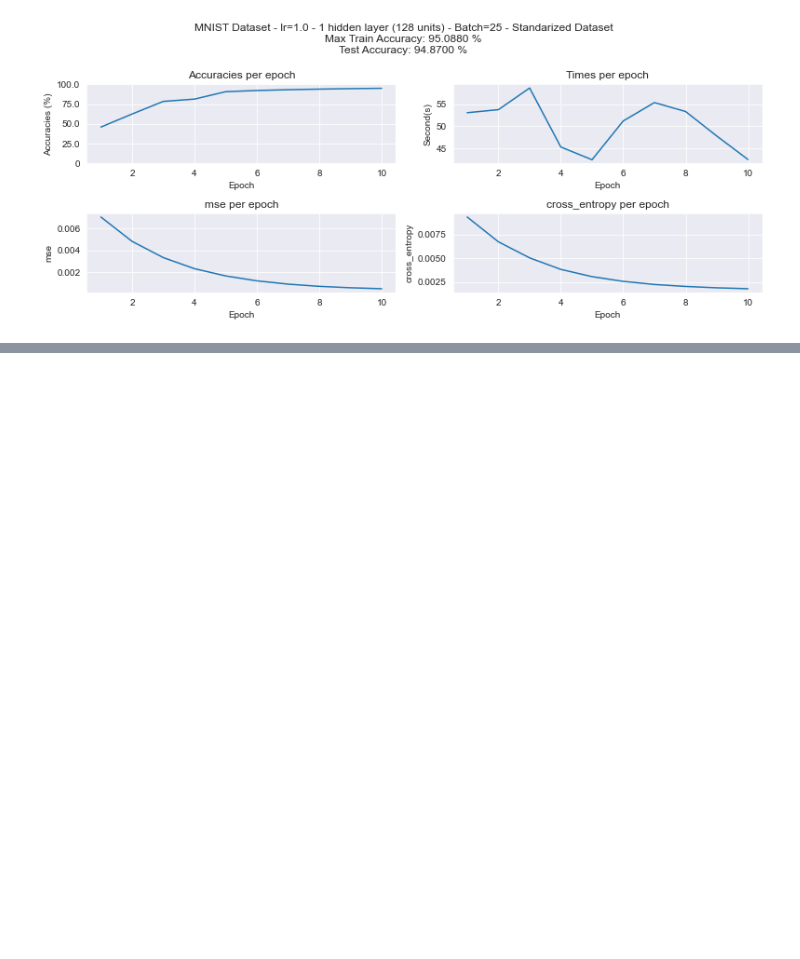
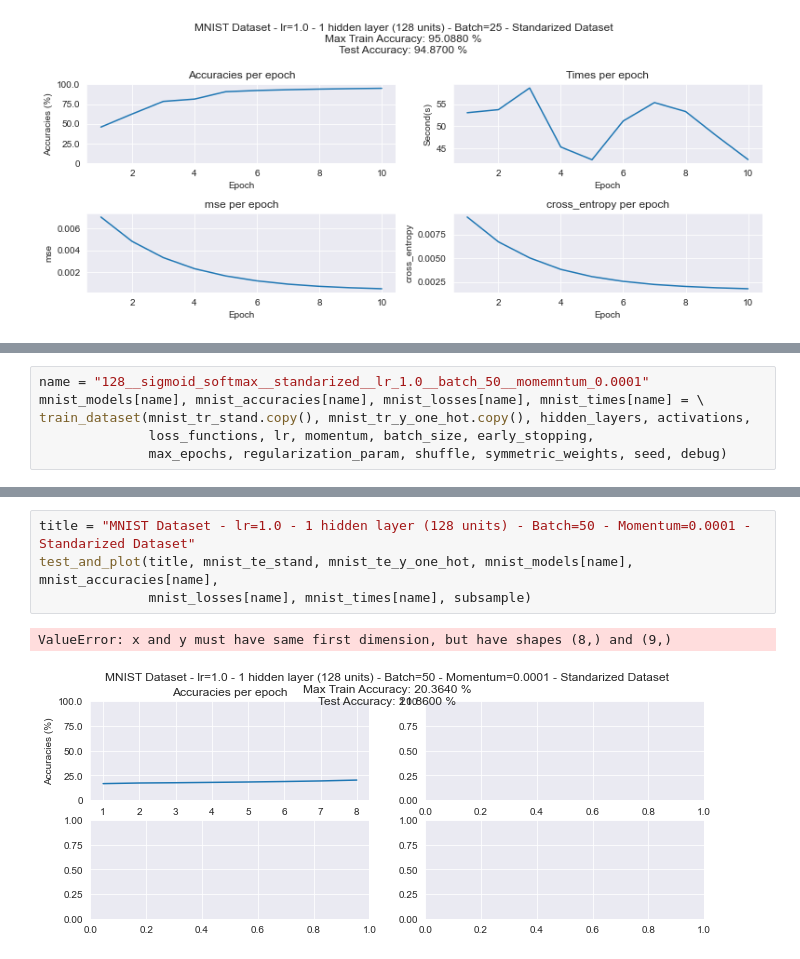
Before and after one commit to drkostas/Machine-Learning-Algorithms, a Jupyter notebook: Project4.ipynb, the cells around one changed output, grey strips where cells are left out. Saved outputs shown, nothing was run; the diff lists cells and outputs as text; blank space fills up the shorter version.

```diff
--- a/Project4.ipynb
+++ b/Project4.ipynb
@@ -845,0 +766,6 @@ train_dataset(mnist_val_stand.copy(), mnist_val_y_one_hot.copy(), hidden_layers,
+# %%
+name = "128__sigmoid_softmax__standarized__lr_1.0__batch_50__momemntum_0.0001"
+mnist_models[name], mnist_accuracies[name], mnist_losses[name], mnist_times[name] = \
+train_dataset(mnist_tr_stand.copy(), mnist_tr_y_one_hot.copy(), hidden_layers, activations,
+              loss_functions, lr, momentum, batch_size, early_stopping,
+              max_epochs, regularization_param, shuffle, symmetric_weights, seed, debug)
@@ -845,0 +786,7 @@ train_dataset(mnist_val_stand.copy(), mnist_val_y_one_hot.copy(), hidden_layers,
+# %%
+title = "MNIST Dataset - lr=1.0 - 1 hidden layer (128 units) - Batch=50 - Momentum=0.0001 - Standarized Dataset"
+test_and_plot(title, mnist_te_stand, mnist_te_y_one_hot, mnist_models[name], mnist_accuracies[name],
+              mnist_losses[name], mnist_times[name], subsample)
+# %% [output]
+ValueError: x and y must have same first dimension, but have shapes (8,) and (9,)
+[figure, added]
```
Also changed, not shown: parts of 11 cells of this notebook.
